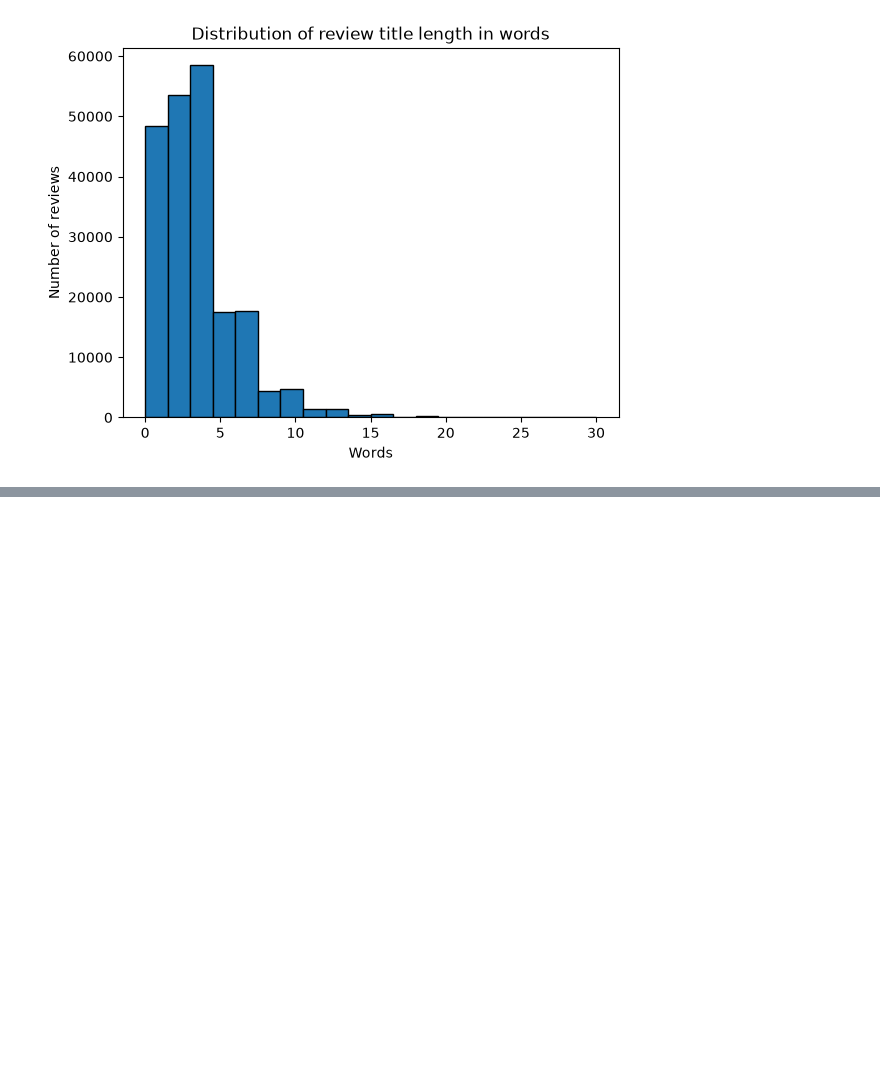
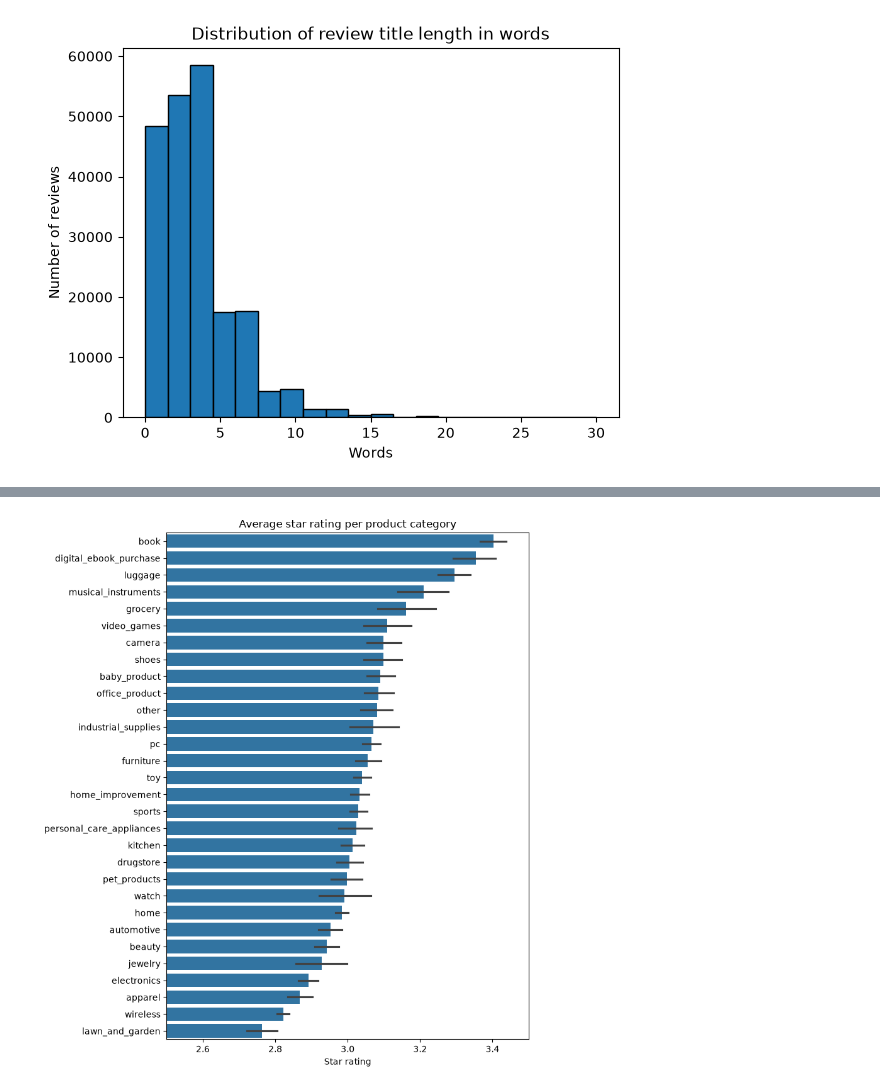
Before and after one commit to AlejandroBeldaFernandez/Amazon-Reviews-Spanish, a Jupyter notebook: Amazon_Reviews.ipynb, the cells around one changed output, grey strips where cells are left out. Saved outputs shown, nothing was run; the diff lists cells and outputs as text; code cells hidden in the pictures; blank space fills up the shorter version.

```diff
--- a/Amazon_Reviews.ipynb
+++ b/Amazon_Reviews.ipynb
@@ -1000,0 +961,12 @@ cleaning: the rule is only worth writing if the measurement shows something to f
+# %%
+plt.figure(figsize=(8, 9))
+sns.barplot(y='product_category', data=df_spanish, x='stars',
+            order=df_spanish.groupby('product_category')['stars'].mean().sort_values(ascending=False).index)
+plt.xlim(2.5, 3.5)
+plt.title('Average star rating per product category')
+plt.xlabel('Star rating')
+plt.ylabel('')
+plt.tight_layout()
+plt.show()
+# %% [output]
+[figure, added]
```
Also changed, not shown: parts of 56 cells of this notebook.
